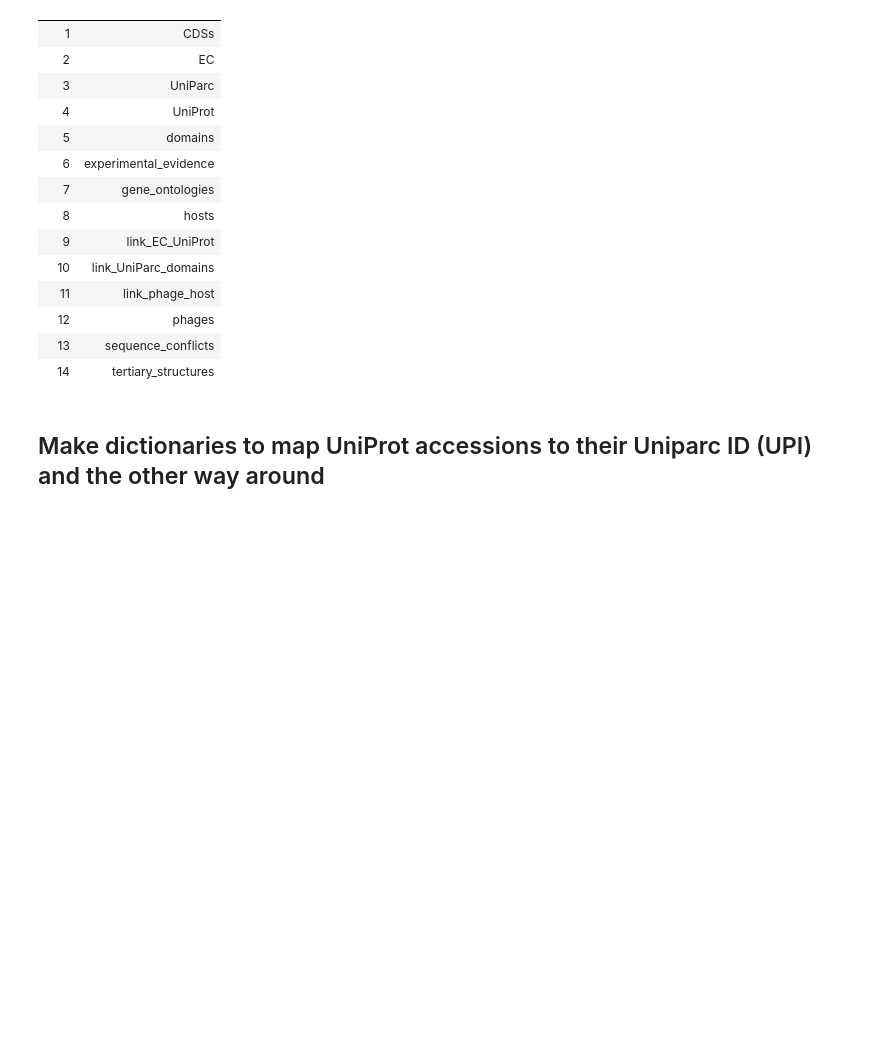
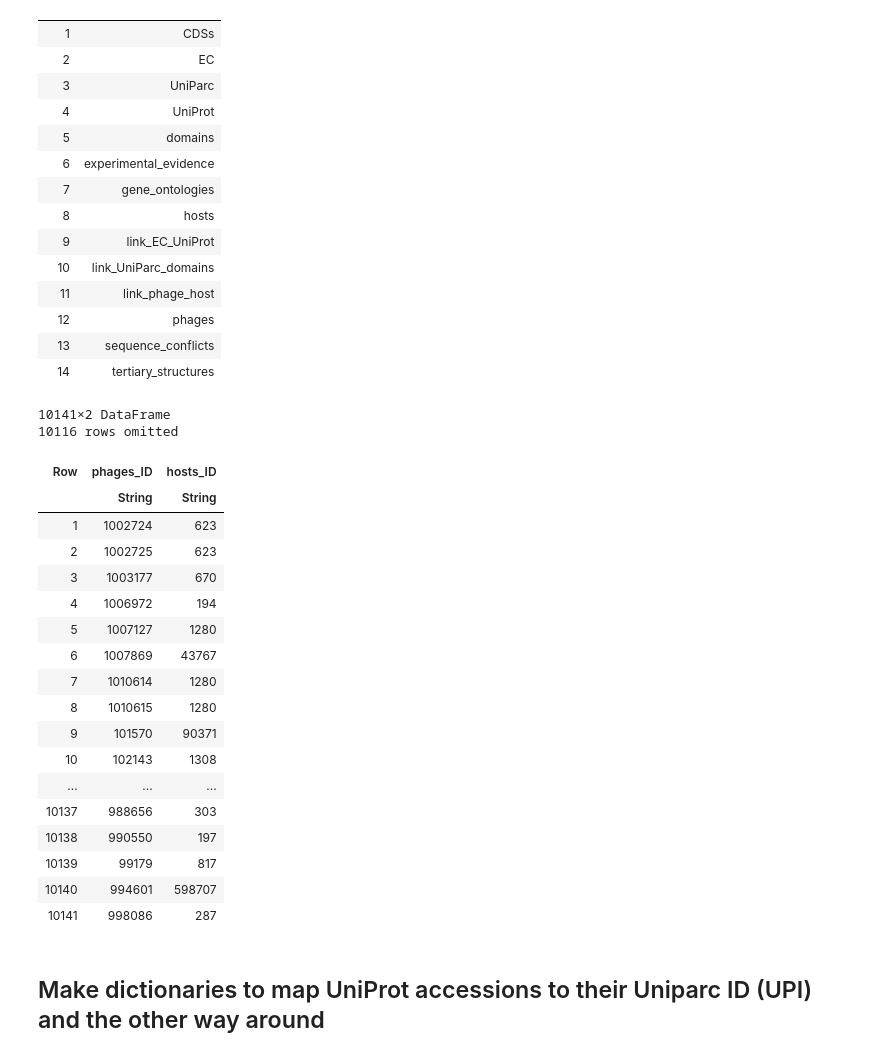
Before and after one commit to Micjanov/Master-Thesis, a Jupyter notebook: notebooks/PhaLP.ipynb, the cells around one changed output. Saved outputs shown, nothing was run; the diff lists cells and outputs as text; code cells hidden in the pictures; blank space fills up the shorter version.

```diff
--- a/notebooks/PhaLP.ipynb
+++ b/notebooks/PhaLP.ipynb
@@ -28,6 +28,30 @@ tables = DataFrame(DBInterface.execute(conn, "SHOW TABLES;"))
 | 12 | phages |
 | 13 | sequence_conflicts |
 | 14 | tertiary_structures |
+# %%
+using DataFrames
+hosts = DataFrame(DBInterface.execute(conn, "SELECT * FROM PhaLP.link_phage_host;"))
+# %% [output]
+10141×2 DataFrame
+10116 rows omitted
+| Row | phages_ID | hosts_ID |
+|  | String | String |
+| 1 | 1002724 | 623 |
+| 2 | 1002725 | 623 |
+| 3 | 1003177 | 670 |
+| 4 | 1006972 | 194 |
+| 5 | 1007127 | 1280 |
+| 6 | 1007869 | 43767 |
+| 7 | 1010614 | 1280 |
+| 8 | 1010615 | 1280 |
+| 9 | 101570 | 90371 |
+| 10 | 102143 | 1308 |
+| ... | ... | ... |
+| 10137 | 988656 | 303 |
+| 10138 | 990550 | 197 |
+| 10139 | 99179 | 817 |
+| 10140 | 994601 | 598707 |
+| 10141 | 998086 | 287 |
 # %% [markdown]
 ## Make dictionaries to map UniProt accessions to their Uniparc ID (UPI) and the other way around
 # %%
```
Also changed, not shown: parts of 1 cell of this notebook, 9 other files.
